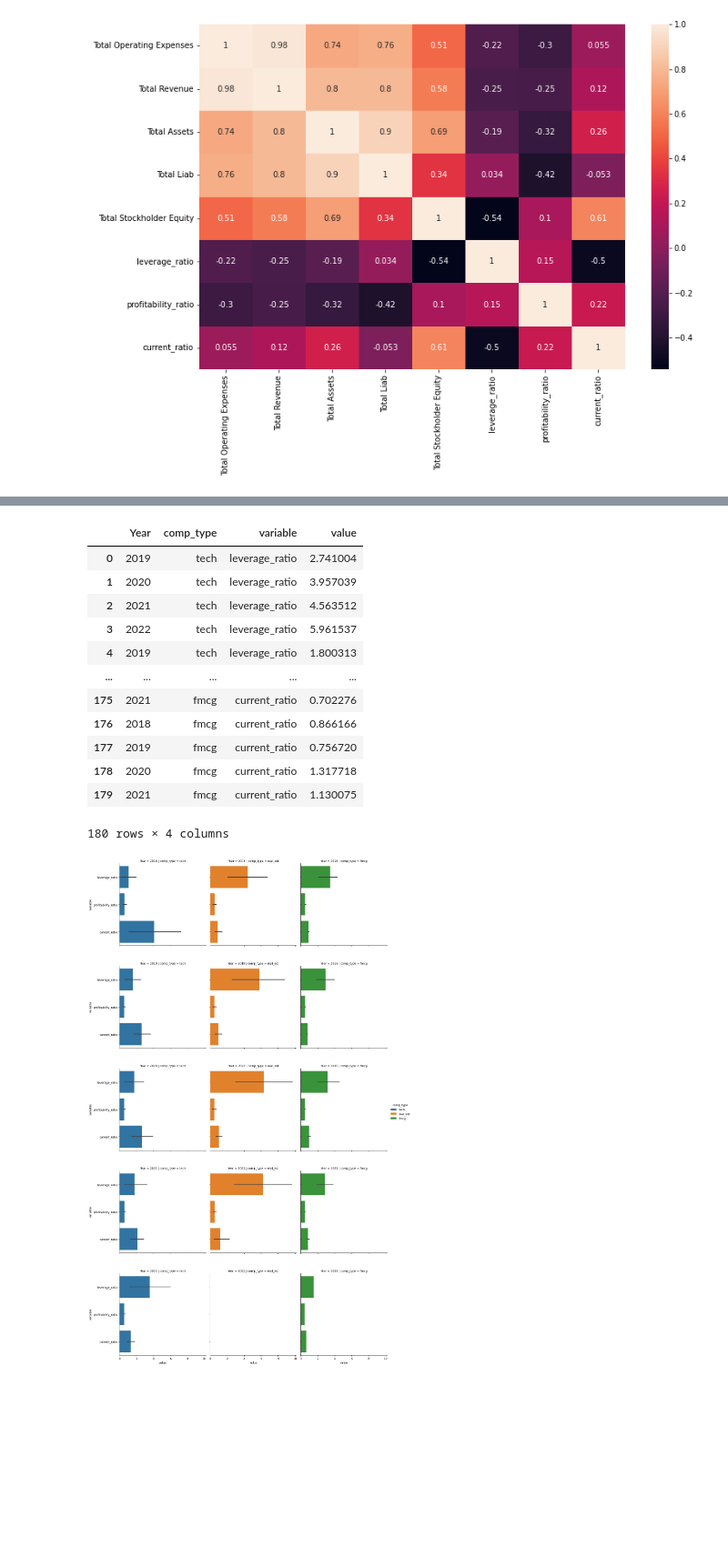
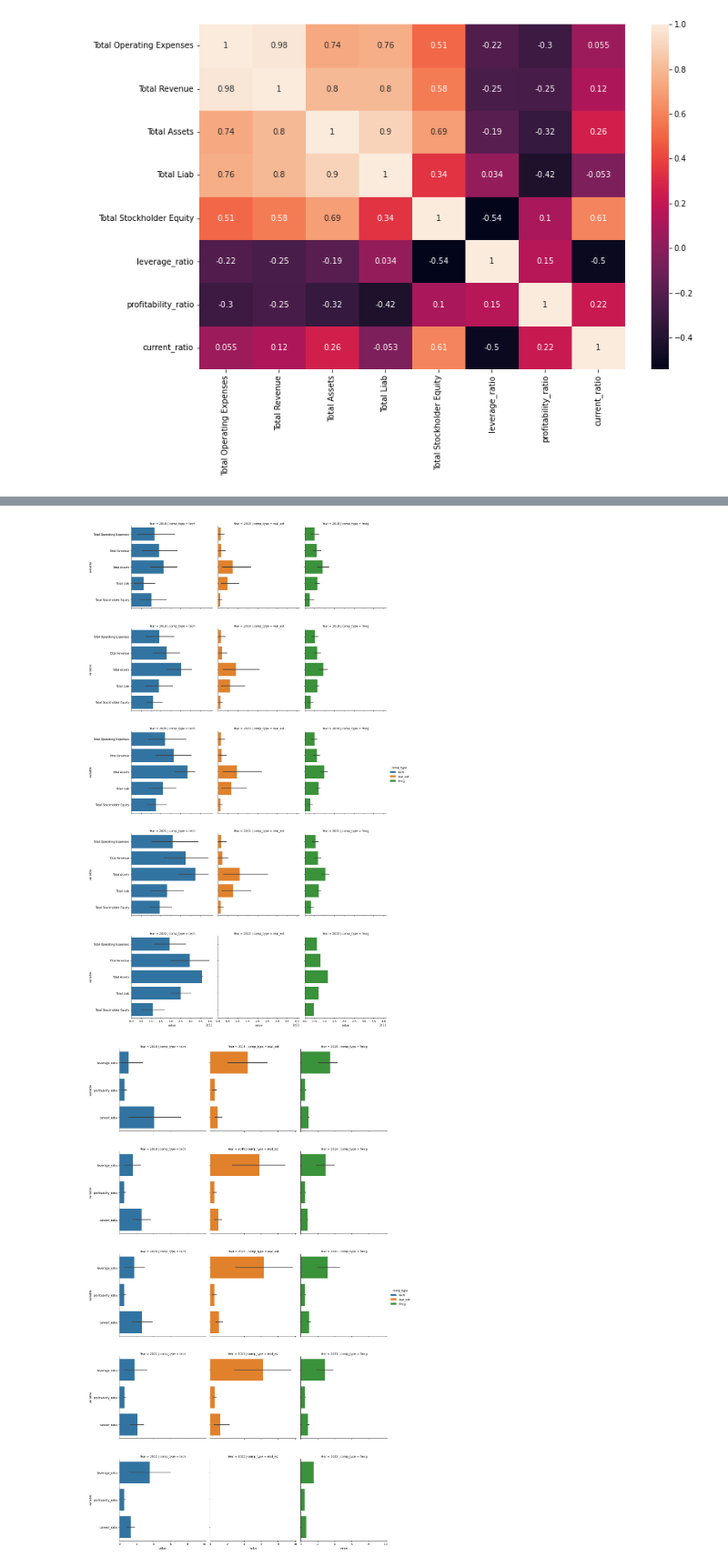
Before and after one commit to ishaan-bedi/Financial-Reports-Project, a Jupyter notebook: notebook.ipynb, the cells around one changed output, grey strips where cells are left out. Shown: that part at 91% size. Drawn from its saved outputs; the diff is of its cells as text; code cells hidden in the pictures; blank space fills up the shorter version.

Commit message:
Updated Plots and Analysis

```diff
--- a/notebook.ipynb
+++ b/notebook.ipynb
@@ -254,18 +254,12 @@ Current Ratio & Liabilities (–0.05) — near-zero correlation implies liquidit
 # %%
-melted_df_ratios=pd.melt(df_ratios, id_vars=['Year','comp_type'],value_vars=['leverage_ratio','profitability_ratio','current_ratio'])
-melted_df_ratios
+melted_df_amts=pd.melt(df_ratios, id_vars=['Year','comp_type'],value_vars=['Total Operating Expenses','Total Revenue','Total Assets','Total Liab','Total Stockholder Equity'])
+#melted_df_ratios
+
+sns.catplot(data=melted_df_amts, x="value", y="variable", row="Year", col = "comp_type", kind="bar", hue="comp_type")
+
+plt.subplots_adjust(hspace=0.25)
+
+plt.show()
 # %% [output]
-|  | Year | comp_type | variable | value |
-| 0 | 2019 | tech | leverage_ratio | 2.741004 |
-| 1 | 2020 | tech | leverage_ratio | 3.957039 |
-| 2 | 2021 | tech | leverage_ratio | 4.563512 |
-| 3 | 2022 | tech | leverage_ratio | 5.961537 |
-| 4 | 2019 | tech | leverage_ratio | 1.800313 |
-| ... | ... | ... | ... | ... |
-| 175 | 2021 | fmcg | current_ratio | 0.702276 |
-| 176 | 2018 | fmcg | current_ratio | 0.866166 |
-| 177 | 2019 | fmcg | current_ratio | 0.756720 |
-| 178 | 2020 | fmcg | current_ratio | 1.317718 |
-| 179 | 2021 | fmcg | current_ratio | 1.130075 |
-180 rows × 4 columns
+[figure, added]
 # %%
```
Also changed, not shown: parts of 12 cells of this notebook.
